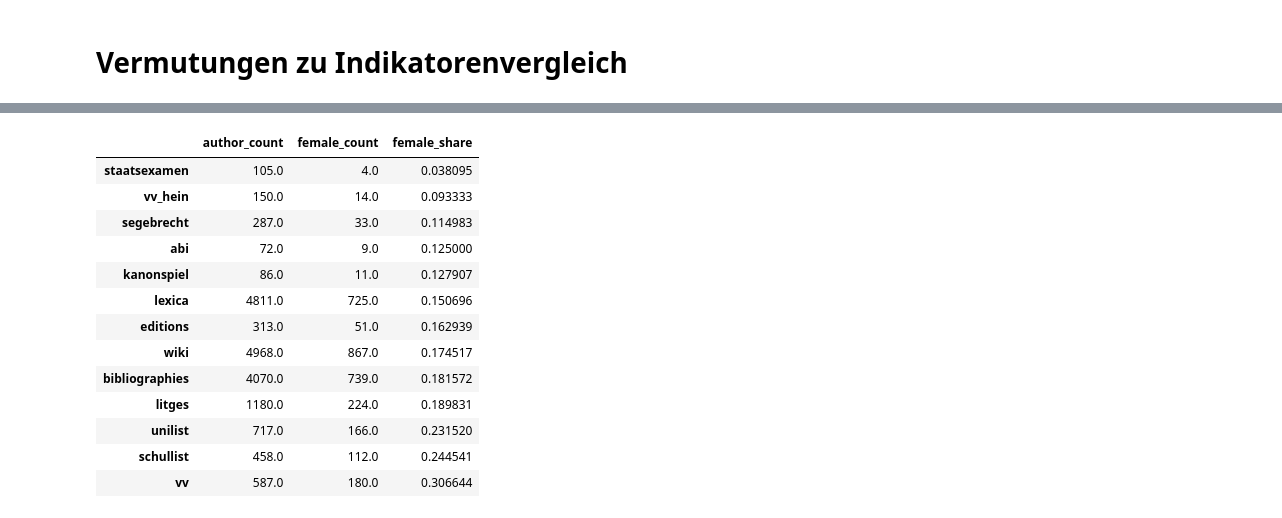
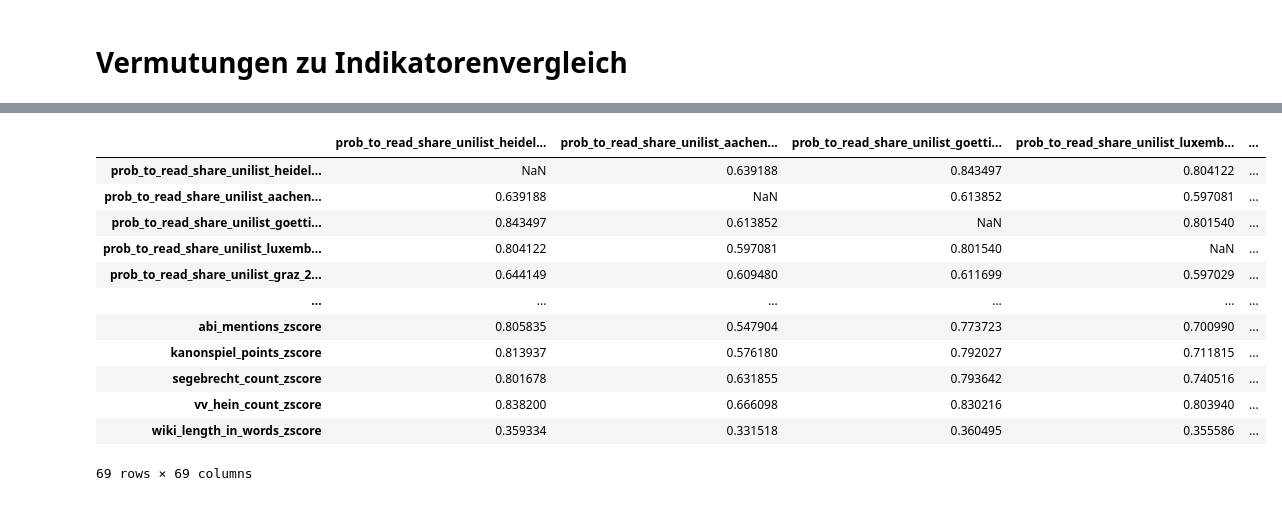
Before and after one commit to agihil/germancanon, a Jupyter notebook: notebooks/analyze_data.ipynb, the cells around one changed output, grey strips where cells are left out. Cells and saved outputs as stored; diff of their text form; code cells hidden in the pictures.

```diff
--- a/notebooks/analyze_data.ipynb
+++ b/notebooks/analyze_data.ipynb
@@ -707,32 +527,0 @@ gender_time_results
-# %%
-gender_indicator_results = pd.DataFrame()
-for primary_indicator, secondary_indicators in all_indicator_dict.items():
-    primary_indicator_ids = []
-    for secondary_indicator in secondary_indicators:
-        secondary_indicator_ids = data[data[secondary_indicator] > 0]['GND'].tolist()
-        primary_indicator_ids = primary_indicator_ids + secondary_indicator_ids
-    primary_indicator_ids = list(set(primary_indicator_ids))
-
-    data_prim_indicator = data.query("GND.isin(@primary_indicator_ids)")
-    data_prim_indicator_female = data_prim_indicator.query("GND_gender == 'Weiblich'")
-
-    gender_indicator_results.at[primary_indicator, 'author_count'] = data_prim_indicator.shape[0]
-    gender_indicator_results.at[primary_indicator, 'female_count'] = data_prim_indicator_female.shape[0]
-    gender_indicator_results.at[primary_indicator, 'female_share'] = data_prim_indicator_female.shape[0]/data_prim_indicator.shape[0]
-
-gender_indicator_results.sort_values(by='female_share')
-# %% [output]
-|  | author_count | female_count | female_share |
-| staatsexamen | 105.0 | 4.0 | 0.038095 |
-| vv_hein | 150.0 | 14.0 | 0.093333 |
-| segebrecht | 287.0 | 33.0 | 0.114983 |
-| abi | 72.0 | 9.0 | 0.125000 |
-| kanonspiel | 86.0 | 11.0 | 0.127907 |
-| lexica | 4811.0 | 725.0 | 0.150696 |
-| editions | 313.0 | 51.0 | 0.162939 |
-| wiki | 4968.0 | 867.0 | 0.174517 |
-| bibliographies | 4070.0 | 739.0 | 0.181572 |
-| litges | 1180.0 | 224.0 | 0.189831 |
-| unilist | 717.0 | 166.0 | 0.231520 |
-| schullist | 458.0 | 112.0 | 0.244541 |
-| vv | 587.0 | 180.0 | 0.306644 |
@@ -738,0 +582,16 @@ gender_indicator_results.sort_values(by='female_share')
+# %%
+corr_secondary_all_pearson
+# %% [output]
+|  | prob_to_read_share_unilist_heidel... | prob_to_read_share_unilist_aachen... | prob_to_read_share_unilist_goetti... | prob_to_read_share_unilist_luxemb... | ... |
+| prob_to_read_share_unilist_heidel... | NaN | 0.639188 | 0.843497 | 0.804122 | ... |
+| prob_to_read_share_unilist_aachen... | 0.639188 | NaN | 0.613852 | 0.597081 | ... |
+| prob_to_read_share_unilist_goetti... | 0.843497 | 0.613852 | NaN | 0.801540 | ... |
+| prob_to_read_share_unilist_luxemb... | 0.804122 | 0.597081 | 0.801540 | NaN | ... |
+| prob_to_read_share_unilist_graz_2... | 0.644149 | 0.609480 | 0.611699 | 0.597029 | ... |
+| ... | ... | ... | ... | ... | ... |
+| abi_mentions_zscore | 0.805835 | 0.547904 | 0.773723 | 0.700990 | ... |
+| kanonspiel_points_zscore | 0.813937 | 0.576180 | 0.792027 | 0.711815 | ... |
+| segebrecht_count_zscore | 0.801678 | 0.631855 | 0.793642 | 0.740516 | ... |
+| vv_hein_count_zscore | 0.838200 | 0.666098 | 0.830216 | 0.803940 | ... |
+| wiki_length_in_words_zscore | 0.359334 | 0.331518 | 0.360495 | 0.355586 | ... |
+69 rows × 69 columns
```
Also changed, not shown: parts of 49 cells of this notebook.
